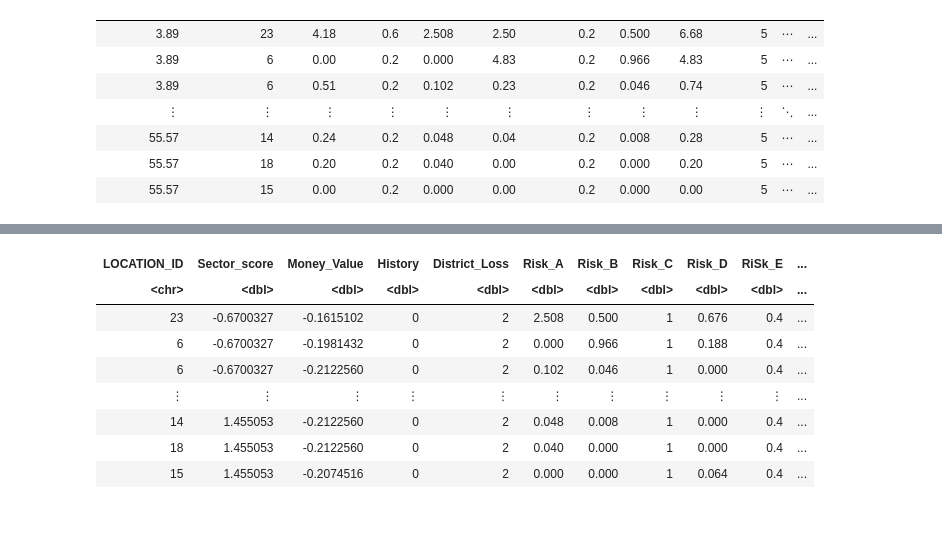
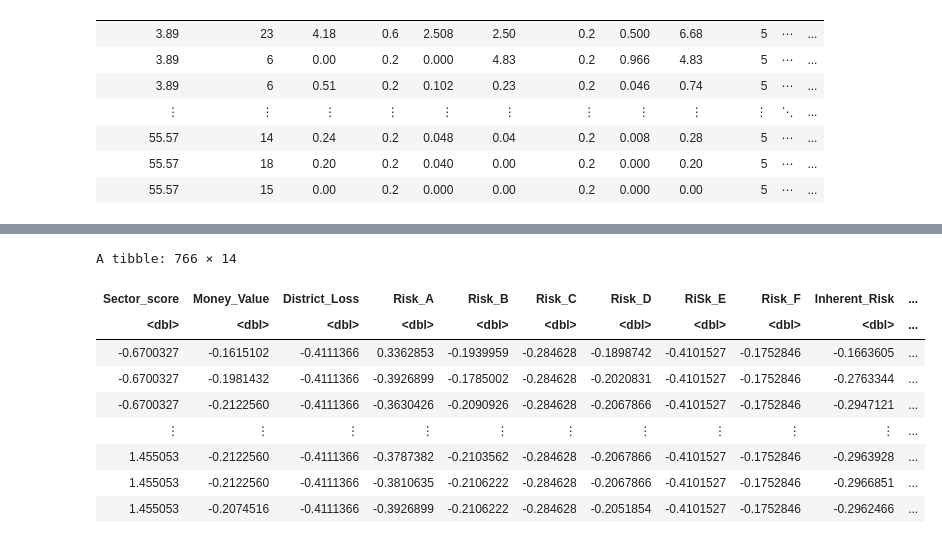
Before and after one commit to Leoliuubc/dsci-100-project-group43, a Jupyter notebook: group_proposal.ipynb, the cells around one changed output, grey strips where cells are left out. Saved outputs shown, nothing was run; the diff lists cells and outputs as text; code cells hidden in the pictures.

```diff
--- a/group_proposal.ipynb
+++ b/group_proposal.ipynb
@@ -54,8 +54,15 @@ A spec_tbl_df: 776 × 27
 | 55.57 | 15 | 0.00 | 0.2 | 0.000 | 0.00 | 0.2 | 0.000 | 0.00 | 5 | ⋯ | ... |
 # %%
 risk_data <- audit_risk |>
-                select(LOCATION_ID,Sector_score,Money_Value,History,District_Loss,contains("Risk")) |>
-                mutate(Sector_score = (Sector_score-mean(Sector_score, na.rm = TRUE))/sd(Sector_score, na.rm = TRUE)) |>
-                mutate(Money_Value = (Money_Value-mean(Money_Value, na.rm = TRUE))/sd(Money_Value, na.rm = TRUE))
-risk_data
+                select(LOCATION_ID,Sector_score,Money_Value,History,District_Loss,contains("Risk"))
+
+risk_data_recipe <- recipe(Risk ~ Sector_score + Money_Value + District_Loss + Risk_A + Risk_B + Risk_C + Risk_D + RiSk_E + Risk_F + Inherent_Risk + CONTROL_RISK + Detection_Risk + Audit_Risk, data = risk_data) |>
+                        step_scale(all_predictors()) |>
+                        step_center(all_predictors())
+risk_data_scaled <- risk_data_recipe |>
+                            prep() |>
+                            bake(risk_data) |>
+                            filter(Inherent_Risk <= 2)
+
+risk_data_scaled
 # %% [output]
@@ -63,10 +71,11 @@ A tibble: 776 × 16
+A tibble: 766 × 14
-| LOCATION_ID | Sector_score | Money_Value | History | District_Loss | Risk_A | Risk_B | Risk_C | Risk_D | RiSk_E | ... |
-| <chr> | <dbl> | <dbl> | <dbl> | <dbl> | <dbl> | <dbl> | <dbl> | <dbl> | <dbl> | ... |
-| 23 | -0.6700327 | -0.1615102 | 0 | 2 | 2.508 | 0.500 | 1 | 0.676 | 0.4 | ... |
-| 6 | -0.6700327 | -0.1981432 | 0 | 2 | 0.000 | 0.966 | 1 | 0.188 | 0.4 | ... |
-| 6 | -0.6700327 | -0.2122560 | 0 | 2 | 0.102 | 0.046 | 1 | 0.000 | 0.4 | ... |
+| Sector_score | Money_Value | District_Loss | Risk_A | Risk_B | Risk_C | Risk_D | RiSk_E | Risk_F | Inherent_Risk | ... |
+| <dbl> | <dbl> | <dbl> | <dbl> | <dbl> | <dbl> | <dbl> | <dbl> | <dbl> | <dbl> | ... |
+| -0.6700327 | -0.1615102 | -0.4111366 | 0.3362853 | -0.1939959 | -0.284628 | -0.1898742 | -0.4101527 | -0.1752846 | -0.1663605 | ... |
+| -0.6700327 | -0.1981432 | -0.4111366 | -0.3926899 | -0.1785002 | -0.284628 | -0.2020831 | -0.4101527 | -0.1752846 | -0.2763344 | ... |
+| -0.6700327 | -0.2122560 | -0.4111366 | -0.3630426 | -0.2090926 | -0.284628 | -0.2067866 | -0.4101527 | -0.1752846 | -0.2947121 | ... |
 | ⋮ | ⋮ | ⋮ | ⋮ | ⋮ | ⋮ | ⋮ | ⋮ | ⋮ | ⋮ | ... |
-| 14 | 1.455053 | -0.2122560 | 0 | 2 | 0.048 | 0.008 | 1 | 0.000 | 0.4 | ... |
-| 18 | 1.455053 | -0.2122560 | 0 | 2 | 0.040 | 0.000 | 1 | 0.000 | 0.4 | ... |
-| 15 | 1.455053 | -0.2074516 | 0 | 2 | 0.000 | 0.000 | 1 | 0.064 | 0.4 | ... |
+| 1.455053 | -0.2122560 | -0.4111366 | -0.3787382 | -0.2103562 | -0.284628 | -0.2067866 | -0.4101527 | -0.1752846 | -0.2963928 | ... |
+| 1.455053 | -0.2122560 | -0.4111366 | -0.3810635 | -0.2106222 | -0.284628 | -0.2067866 | -0.4101527 | -0.1752846 | -0.2966851 | ... |
+| 1.455053 | -0.2074516 | -0.4111366 | -0.3926899 | -0.2106222 | -0.284628 | -0.2051854 | -0.4101527 | -0.1752846 | -0.2962466 | ... |
 # %%
```
Also changed, not shown: parts of 5 cells of this notebook.
